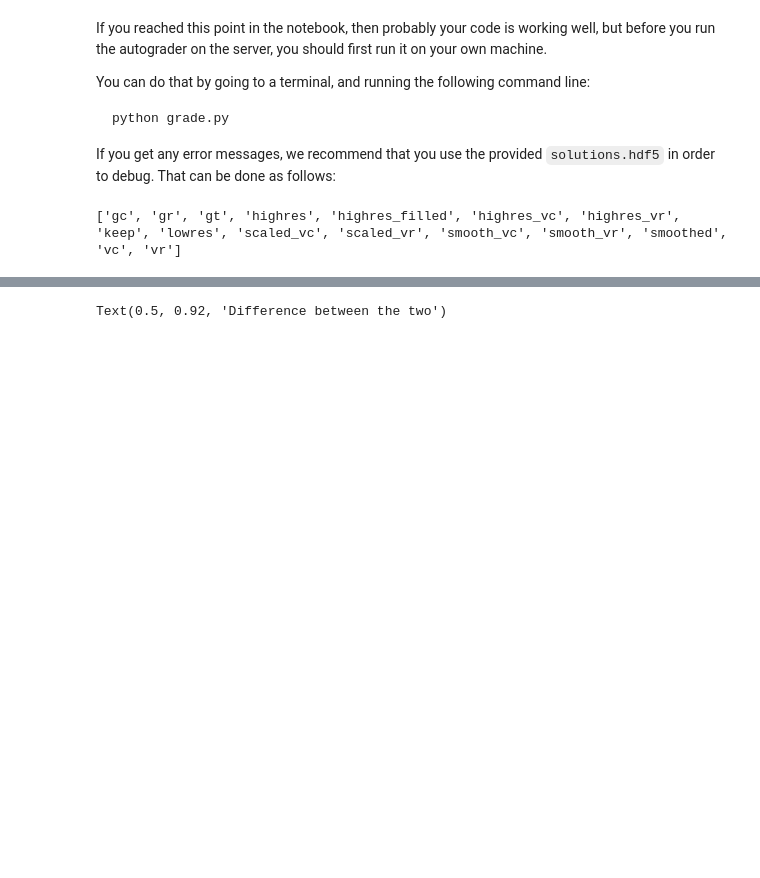
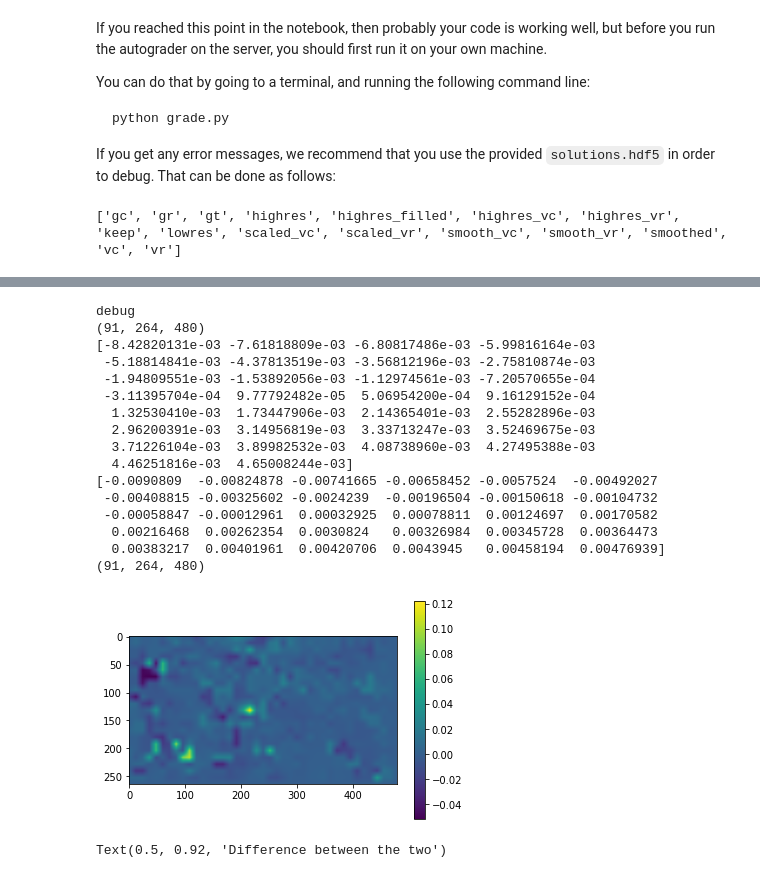
Before and after one commit to RickyL-2000/ECE417, a Jupyter notebook: mp2/mp2_notebook.ipynb, the cells around one changed output, grey strips where cells are left out. Drawn from its saved outputs; the diff is of its cells as text; code cells hidden in the pictures; blank space fills up the shorter version.

```diff
--- a/mp2/mp2_notebook.ipynb
+++ b/mp2/mp2_notebook.ipynb
@@ -463,3 +463,8 @@ with h5py.File('solutions.hdf5','r') as f:
     print(list(f.keys()))
 # %% [output]
 ['gc', 'gr', 'gt', 'highres', 'highres_filled', 'highres_vc', 'highres_vr', 'keep', 'lowres', 'scaled_vc', 'scaled_vr', 'smooth_vc', 'smooth_vr', 'smoothed', 'vc', 'vr']
+# %%
+print('debug')
+print(smoothed[0, :5, :5])
+with h5py.File('solutions.hdf5','r') as f:
+    print(f['smoothed'][0, :5, :5])
@@ -466,3 +483,30 @@ with h5py.File('solutions.hdf5','r') as f:
+# %%
+print('debug')
+print(highres_vc.shape)
+print(highres_vc[1, 100:130, 478])
+with h5py.File('solutions.hdf5','r') as f:
+    print(f['highres_vc'][1, 100:130, 478])
+    print(f['highres_vc'].shape)
+    plt.imshow(highres_vc[1] - f['highres_vc'][1])
+    plt.colorbar()
+# %% [output]
+debug
+(91, 264, 480)
+[-8.42820131e-03 -7.61818809e-03 -6.80817486e-03 -5.99816164e-03
+ -5.18814841e-03 -4.37813519e-03 -3.56812196e-03 -2.75810874e-03
+ -1.94809551e-03 -1.53892056e-03 -1.12974561e-03 -7.20570655e-04
+ -3.11395704e-04  9.77792482e-05  5.06954200e-04  9.16129152e-04
+  1.32530410e-03  1.73447906e-03  2.14365401e-03  2.55282896e-03
+  2.96200391e-03  3.14956819e-03  3.33713247e-03  3.52469675e-03
+  3.71226104e-03  3.89982532e-03  4.08738960e-03  4.27495388e-03
+  4.46251816e-03  4.65008244e-03]
+[-0.0090809  -0.00824878 -0.00741665 -0.00658452 -0.0057524  -0.00492027
+ -0.00408815 -0.00325602 -0.0024239  -0.00196504 -0.00150618 -0.00104732
+ -0.00058847 -0.00012961  0.00032925  0.00078811  0.00124697  0.00170582
+  0.00216468  0.00262354  0.0030824   0.00326984  0.00345728  0.00364473
+  0.00383217  0.00401961  0.00420706  0.0043945   0.00458194  0.00476939]
+(91, 264, 480)
+[figure, added]
 # %%
 importlib.reload(submitted)
 with h5py.File('solutions.hdf5','r')  as f:
```
Also changed, not shown: parts of 9 cells of this notebook, 31 other files.
